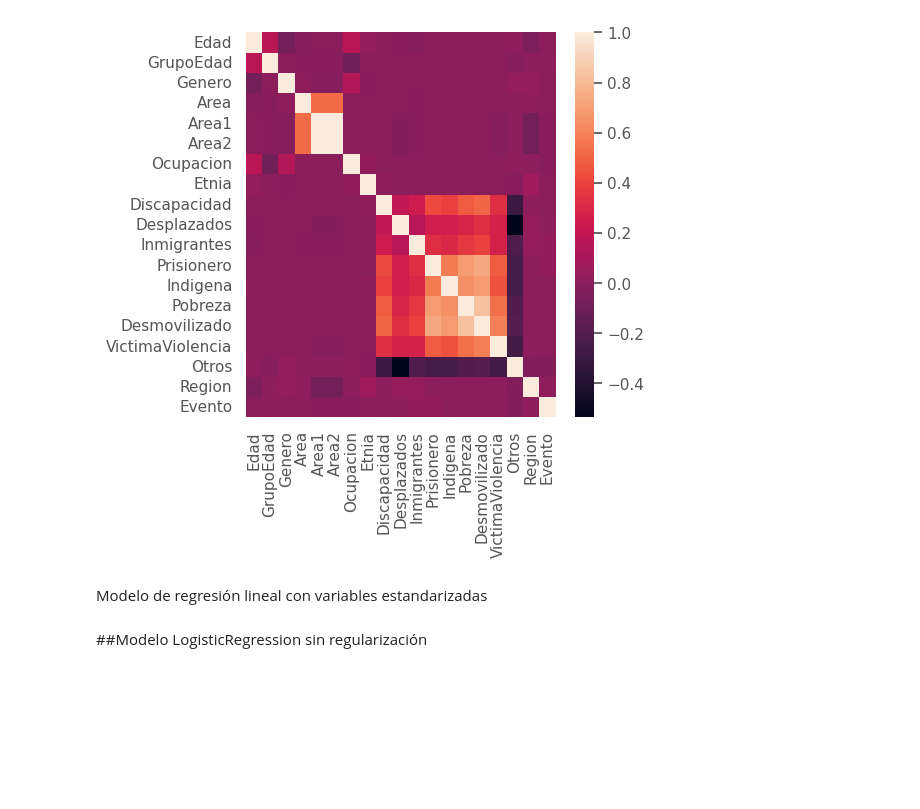
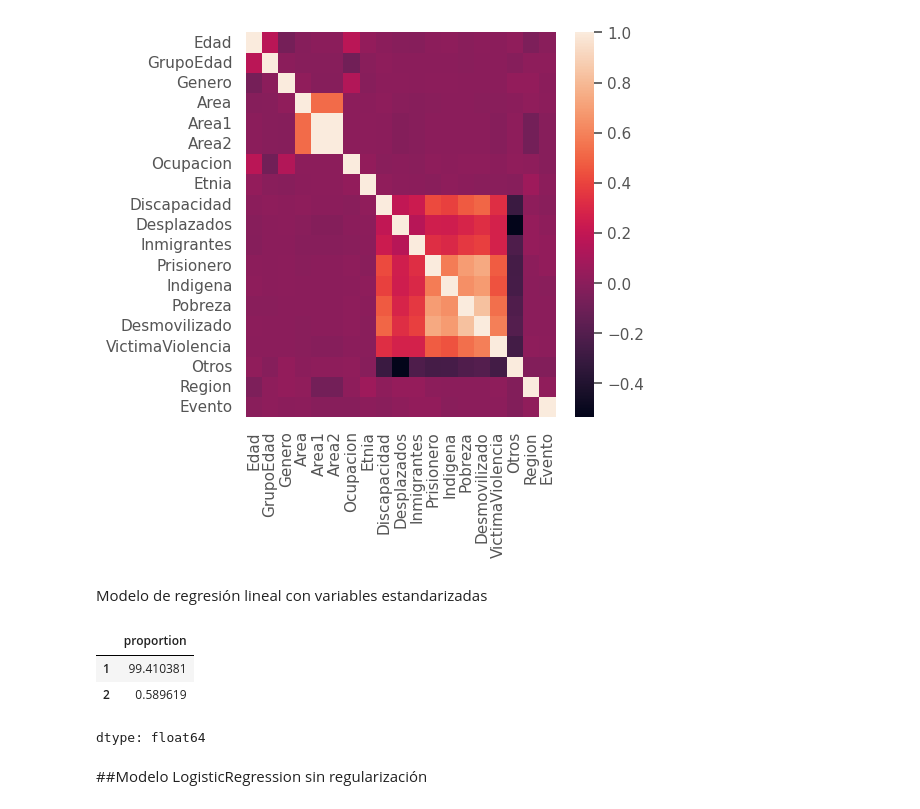
Before and after one commit to cam2149/MachinelearningI, a Jupyter notebook: Examen3_Ejercicio4.ipynb, the cells around one changed output. Saved outputs shown, nothing was run; the diff lists cells and outputs as text; code cells hidden in the pictures; blank space fills up the shorter version.

```diff
--- a/Examen3_Ejercicio4.ipynb
+++ b/Examen3_Ejercicio4.ipynb
@@ -411,12 +411,21 @@ from sklearn.preprocessing import MinMaxScaler
 
 # Dividir los datos en conjuntos de entrenamiento y prueba (opcional, para evaluar el modelo)
 from sklearn.model_selection import train_test_split
-X_train, X_test, y_train, y_test = train_test_split(X_scaled, y, test_size=0.3, random_state=42)
+X_train, X_test, y_train, y_test = train_test_split(X, y, test_size=0.3, random_state=42)
 
 scaler = MinMaxScaler() #saga solver requires features to be scaled for model conversion
 
 X_train = scaler.fit_transform(X_train)
 X_test = scaler.transform(X_test)
+# %%
+# Porcentaje de los valores unicos de , y_train
+unique_y_train_counts = pd.Series(y_train).value_counts(normalize=True) * 100
+unique_y_train_counts
+# %% [output]
+|  | proportion |
+| 1 | 99.410381 |
+| 2 | 0.589619 |
+dtype: float64
 # %% [markdown]
 ##Modelo LogisticRegression sin regularización
 # %%
```
Also changed, not shown: parts of 6 cells of this notebook.
